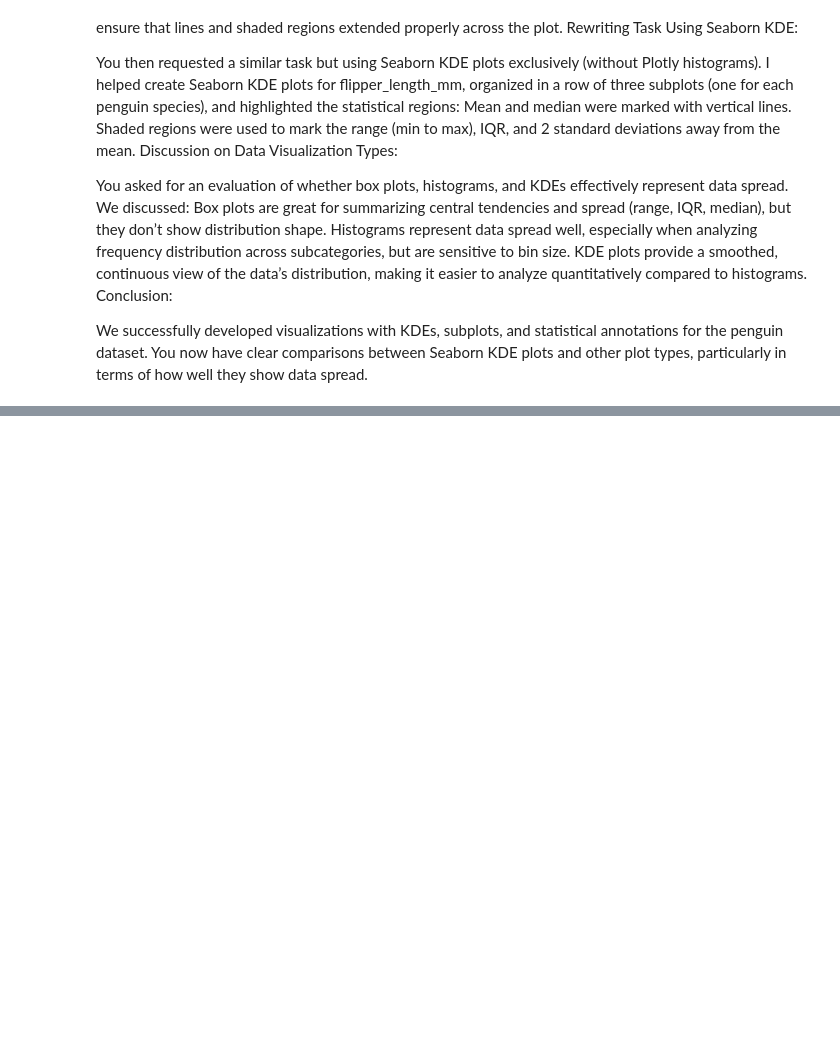
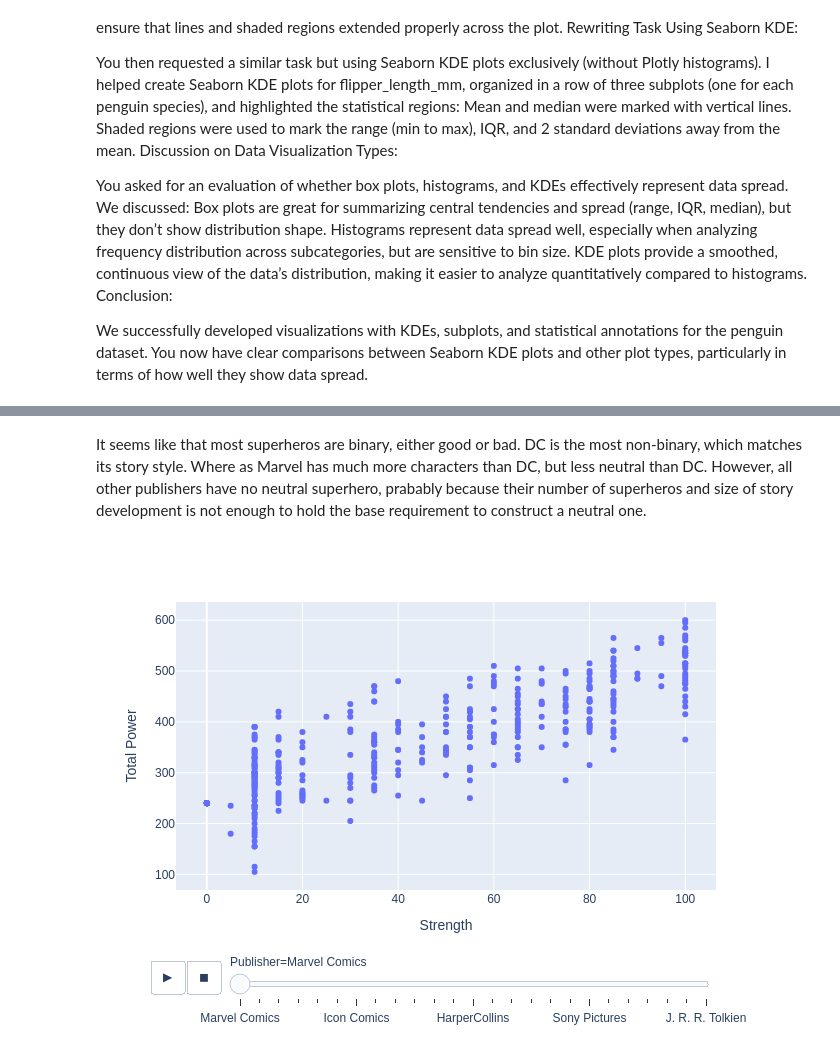
Before and after one commit to Xihang-Zhou/STA130F24, a Jupyter notebook: HW3.ipynb, the cells around one changed output, grey strips where cells are left out. Cells and saved outputs as stored; diff of their text form; code cells hidden in the pictures; blank space fills up the shorter version.

```diff
--- a/HW3.ipynb
+++ b/HW3.ipynb
@@ -242,0 +413,12 @@ Var|8.3|1.5| 9 |0.5
+# %% [markdown]
+It seems like that most superheros are binary, either good or bad. DC is the most non-binary, which matches its story style. Where as Marvel has much more characters than DC, but less neutral than DC. However, all other publishers have no neutral superhero, prabably because their number of superheros and size of story development is not enough to hold the base requirement to construct a neutral one.
+# %%
+# 7
+import plotly.express as px
+
+df = superhero_data
+
+fig = px.scatter(df, x='Strength', y='Total Power', animation_frame='Publisher')
+fig.show(renderer='png')
+# %% [output]
+[figure, added]
```
Also changed, not shown: parts of 10 cells of this notebook.
